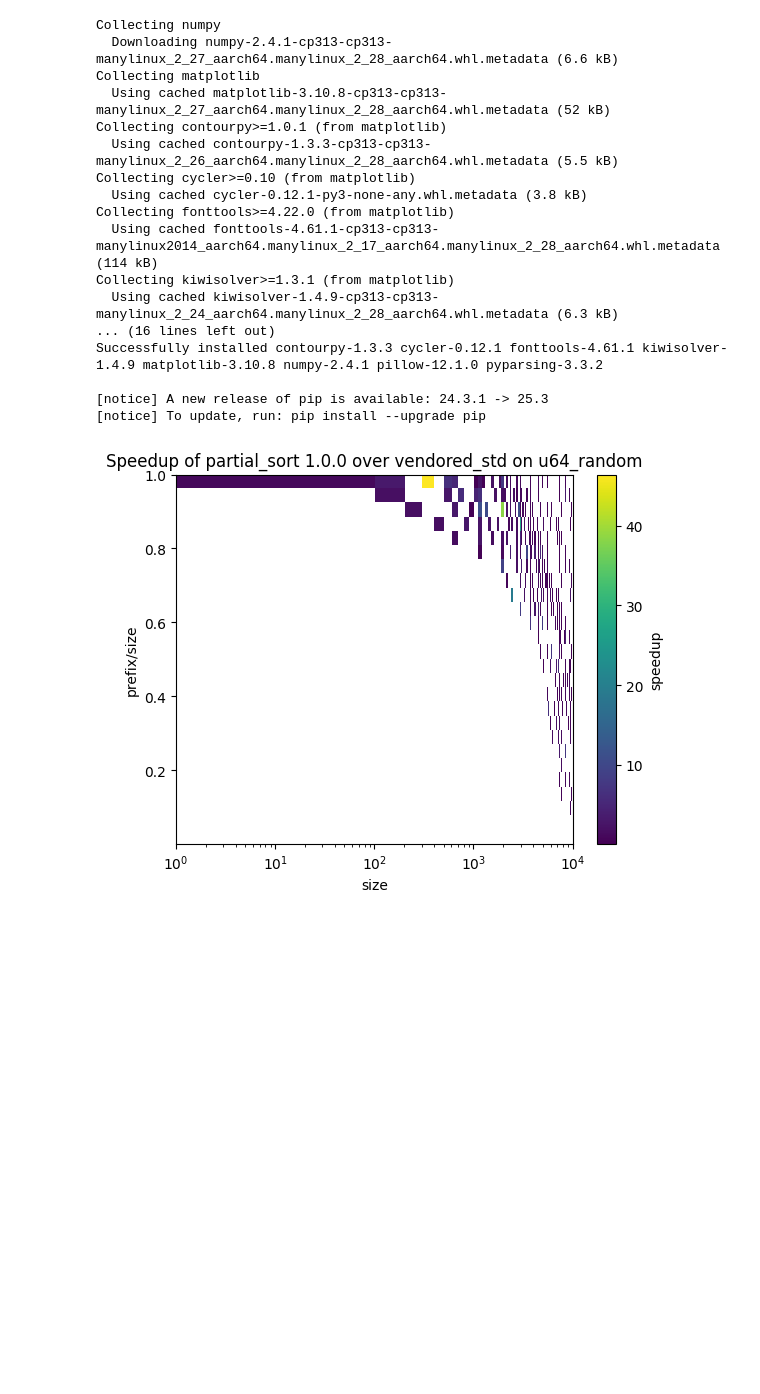
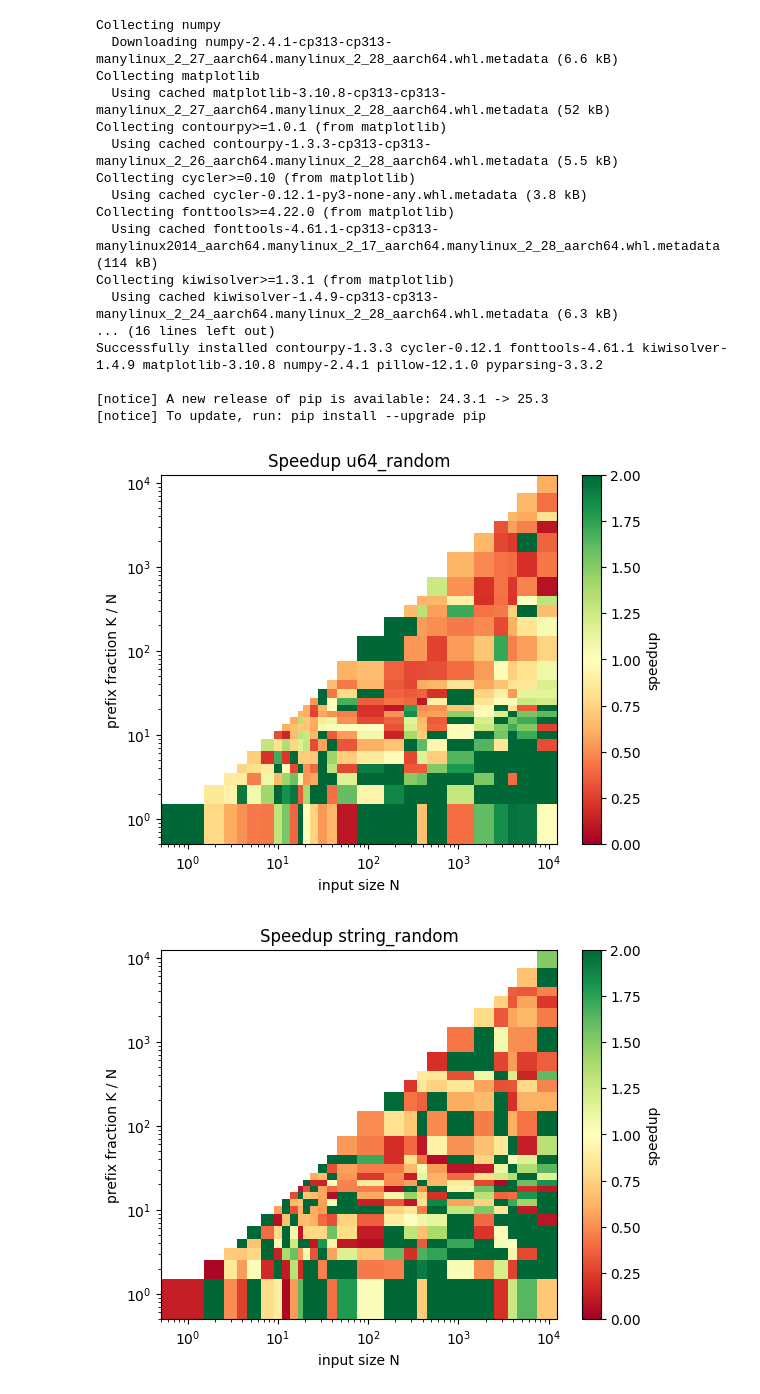
Before and after one commit to niklasf/partial_sort_vendored_std, a Jupyter notebook: analyse_benches.ipynb, the cells around one changed output. Saved outputs shown, nothing was run; the diff lists cells and outputs as text; code cells hidden in the pictures; blank space fills up the shorter version.

```diff
--- a/analyse_benches.ipynb
+++ b/analyse_benches.ipynb
@@ -28,7 +30,7 @@ import matplotlib.pyplot as plt
 def load_group(group):
     points = collections.defaultdict(lambda: {})
 
-    for filename in glob.glob("target/criterion/u64_random/*/*/new/raw.csv"):
+    for filename in glob.glob("target/criterion/*/*/*/new/raw.csv"):
         with open(filename) as f:
             for record in csv.DictReader(f):
                 if record["group"] == group:
@@ -48,7 +50,8 @@ def load_group(group):
 # %%
 def speedup(group):
     for (size, prefix), m in load_group(group).items():
-        yield (size, prefix / size, m["vendored_std"] / m["partial_sort_1_0_0"])
+        if prefix / size <= 1.0:
+            yield (size, prefix, m["vendored_std"] / m["partial_sort_1_0_0"])
 # %%
 def plot(group):
     data = list(speedup(group))
@@ -59,32 +62,35 @@ def plot(group):
     sizes_vals = np.unique(sizes)
     prefixes_vals = np.unique(prefixes)
 
-    Z = np.full((len(sizes_vals), len(prefixes_vals)), np.nan)
+    Z = np.full((len(prefixes_vals), len(sizes_vals)), np.nan)
 
     for n, kf, s in data:
-        i = np.where(sizes_vals == n)[0][0]
-        j = np.where(prefixes_vals == kf)[0][0]
+        i = np.where(prefixes_vals == kf)[0][0]
+        j = np.where(sizes_vals == n)[0][0]
         Z[i, j] = s
 
     plt.figure()
-    plt.imshow(
+    plt.pcolormesh(
+        sizes_vals,
+        prefixes_vals,
         Z,
-        origin="lower",
-        aspect="auto",
-        interpolation="nearest",
-        extent=[
-            sizes_vals[0],
-            sizes_vals[-1],
-            prefixes_vals[0],
-            prefixes_vals[-1],
-        ],
+        shading="nearest",
+        cmap="RdYlGn",
+        norm=TwoSlopeNorm(vmin=0, vcenter=1.0, vmax=2.0)
     )
+
     plt.xscale("log")
-    plt.xlabel("size")
-    plt.ylabel("prefix/size")
+    plt.yscale("log")
+    plt.xlabel("input size N")
+    plt.ylabel("prefix fraction K / N")
     plt.colorbar(label="speedup")
-    plt.title(f"Speedup of partial_sort 1.0.0 over vendored_std on {group}")
+    plt.title(f"Speedup {group}")
+    plt.show()
 # %%
 plot("u64_random")
 # %% [output]
-[figure, old version]
+[figure, new version]
+# %%
+plot("string_random")
+# %% [output]
+[figure, added]
```
Also changed, not shown: parts of 2 cells of this notebook.
